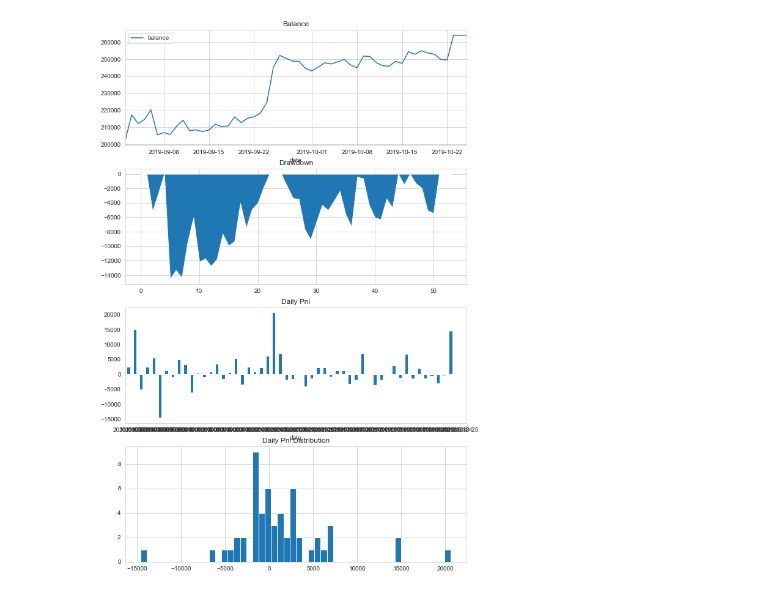
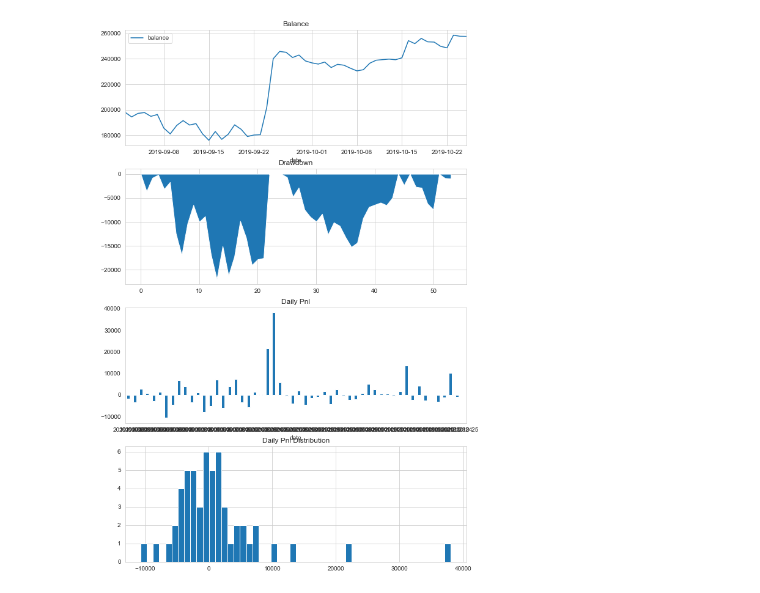
Before and after one commit to holmescn/vnpy, a Jupyter notebook: examples/cta_backtesting/backtesting_opt.ipynb, the cells around one changed output. Cells and saved outputs as stored; diff of their text form; code cells hidden in the pictures.

Commit message:
UPDATE strategy

```diff
--- a/examples/cta_backtesting/backtesting_opt.ipynb
+++ b/examples/cta_backtesting/backtesting_opt.ipynb
@@ -12,7 +14,7 @@ from datetime import datetime
 #%%
 engine = BacktestingEngine()
 engine.set_parameters(
-    vt_symbol="BTCUSDT.OKEX",
+    vt_symbol="EOSUSDT.OKEX",
     interval="1m",
     start=datetime(2019, 9, 1),
     end=datetime(2019, 10, 25),
@@ -23,7 +25,7 @@ engine.set_parameters(
     capital=200_000,
 )
 
-engine.add_strategy(RBreakerM1Strategy, {})
+engine.add_strategy(BollRsiAtrM15rStrategy, {})
 
 #%%
 engine.load_data()
@@ -52,4 +54,4 @@ engine.show_chart()
-[figure, old version]
+[figure, new version]
 # %%
 setting = OptimizationSetting()
 setting.set_target("total_return")
```
Also changed, not shown: parts of 2 cells of this notebook, 10 other files.
